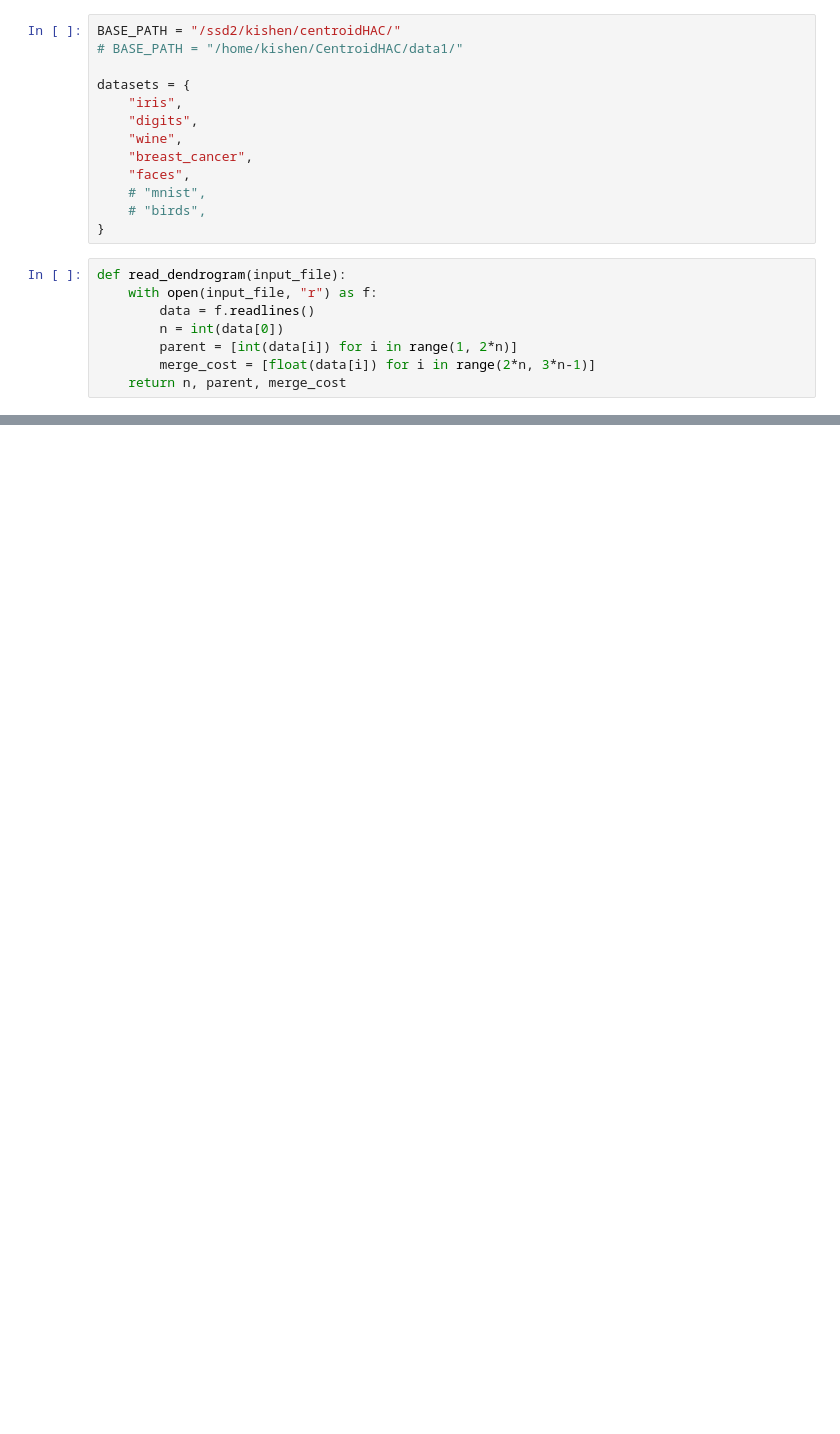
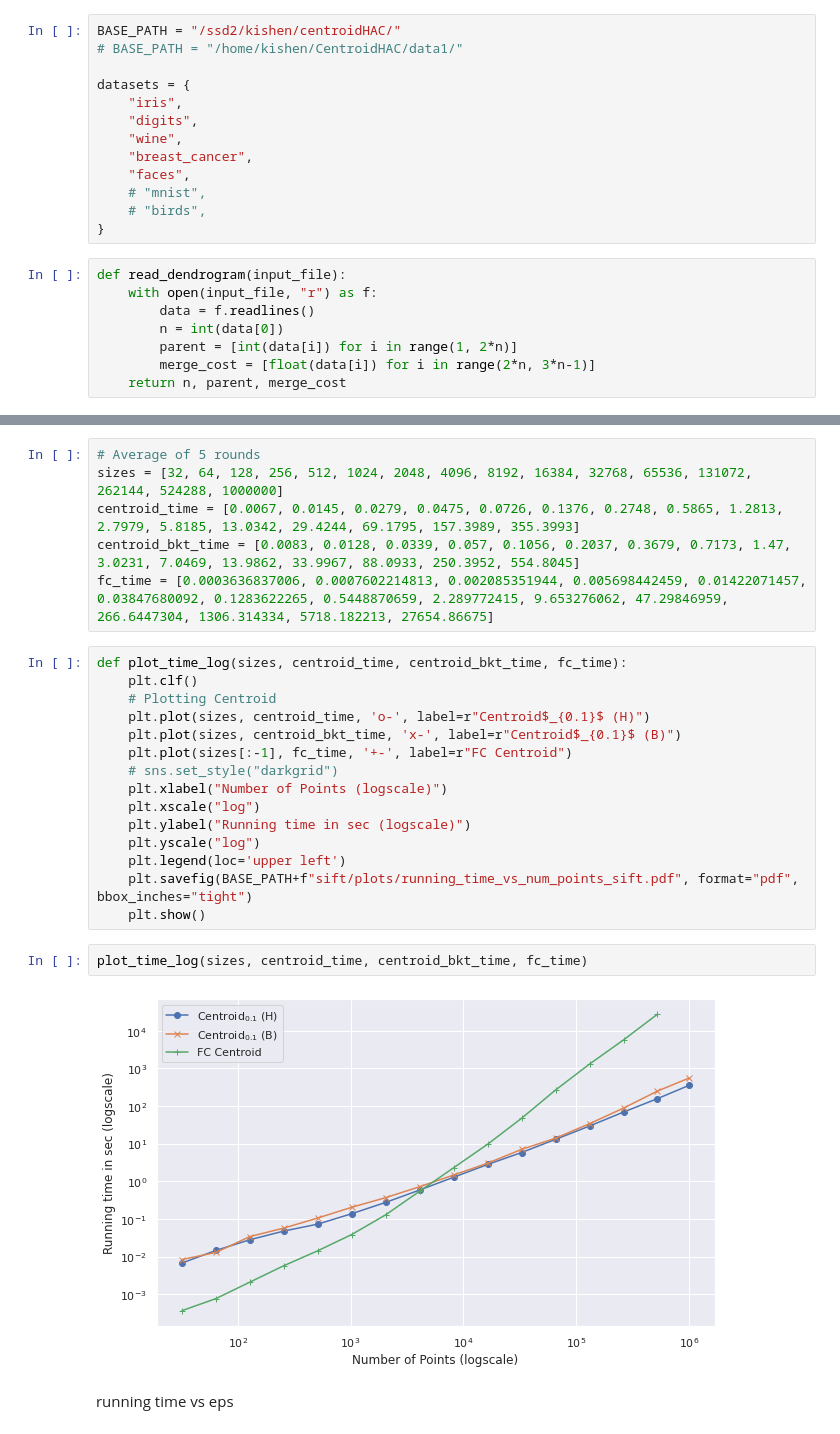
Before and after one commit to kishen19/CentroidHAC, a Jupyter notebook: paper_experiments/run.ipynb, the cells around one changed output, grey strips where cells are left out. Saved outputs shown, nothing was run; the diff lists cells and outputs as text; blank space fills up the shorter version.

```diff
--- a/paper_experiments/run.ipynb
+++ b/paper_experiments/run.ipynb
@@ -101,0 +165,27 @@ def compute_inversions_general():
+# %%
+# Average of 5 rounds
+sizes = [32, 64, 128, 256, 512, 1024, 2048, 4096, 8192, 16384, 32768, 65536, 131072, 262144, 524288, 1000000]
+centroid_time = [0.0067, 0.0145, 0.0279, 0.0475, 0.0726, 0.1376, 0.2748, 0.5865, 1.2813, 2.7979, 5.8185, 13.0342, 29.4244, 69.1795, 157.3989, 355.3993]
+centroid_bkt_time = [0.0083, 0.0128, 0.0339, 0.057, 0.1056, 0.2037, 0.3679, 0.7173, 1.47, 3.0231, 7.0469, 13.9862, 33.9967, 88.0933, 250.3952, 554.8045]
+fc_time = [0.0003636837006, 0.0007602214813, 0.002085351944, 0.005698442459, 0.01422071457, 0.03847680092, 0.1283622265, 0.5448870659, 2.289772415, 9.653276062, 47.29846959, 266.6447304, 1306.314334, 5718.182213, 27654.86675]
+# %%
+def plot_time_log(sizes, centroid_time, centroid_bkt_time, fc_time):
+	plt.clf()
+	# Plotting Centroid
+	plt.plot(sizes, centroid_time, 'o-', label=r"Centroid$_{0.1}$ (H)")
+	plt.plot(sizes, centroid_bkt_time, 'x-', label=r"Centroid$_{0.1}$ (B)")
+	plt.plot(sizes[:-1], fc_time, '+-', label=r"FC Centroid")
+	# sns.set_style("darkgrid")
+	plt.xlabel("Number of Points (logscale)")
+	plt.xscale("log")
+	plt.ylabel("Running time in sec (logscale)")
+	plt.yscale("log")
+	plt.legend(loc='upper left')
+	plt.savefig(BASE_PATH+f"sift/plots/running_time_vs_num_points_sift.pdf", format="pdf", bbox_inches="tight")
+	plt.show()
+# %%
+plot_time_log(sizes, centroid_time, centroid_bkt_time, fc_time)
+# %% [output]
+[figure, added]
+# %% [markdown]
+running time vs eps
```
Also changed, not shown: parts of 16 cells of this notebook, 6 other files.
